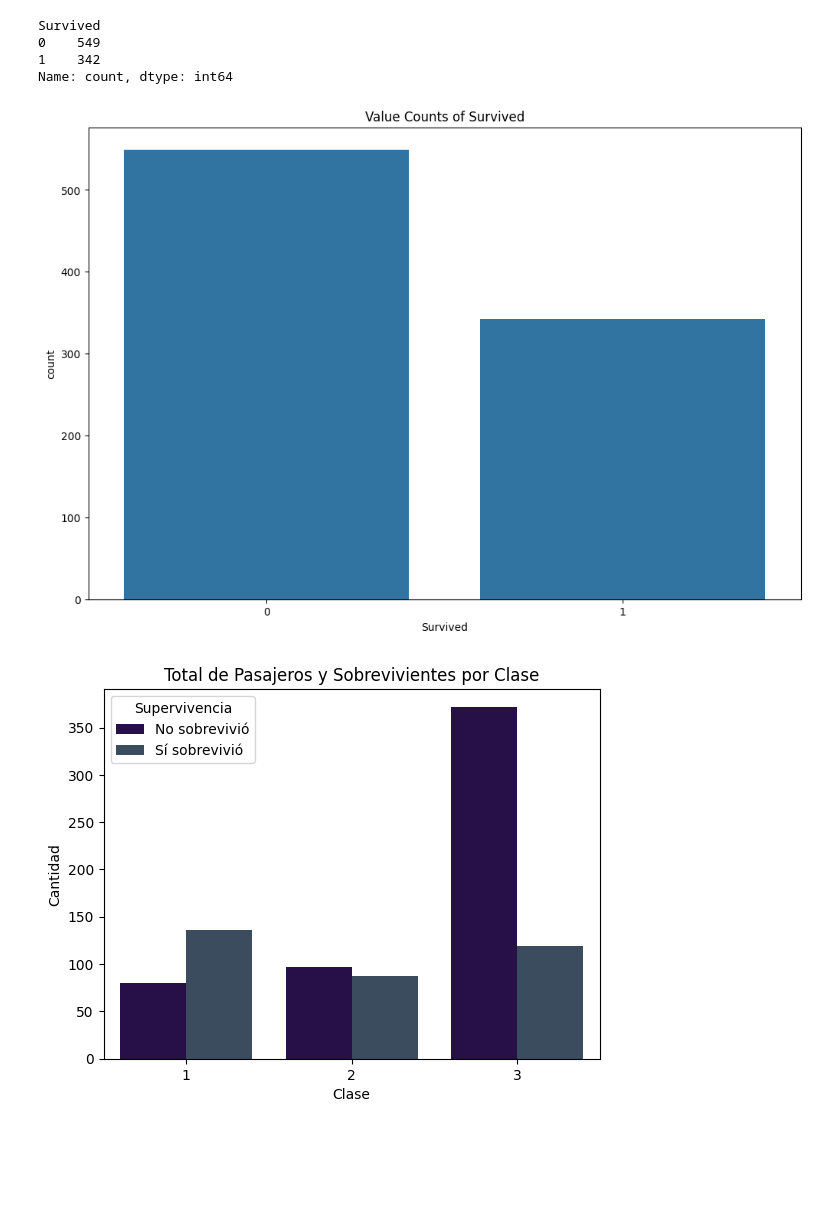
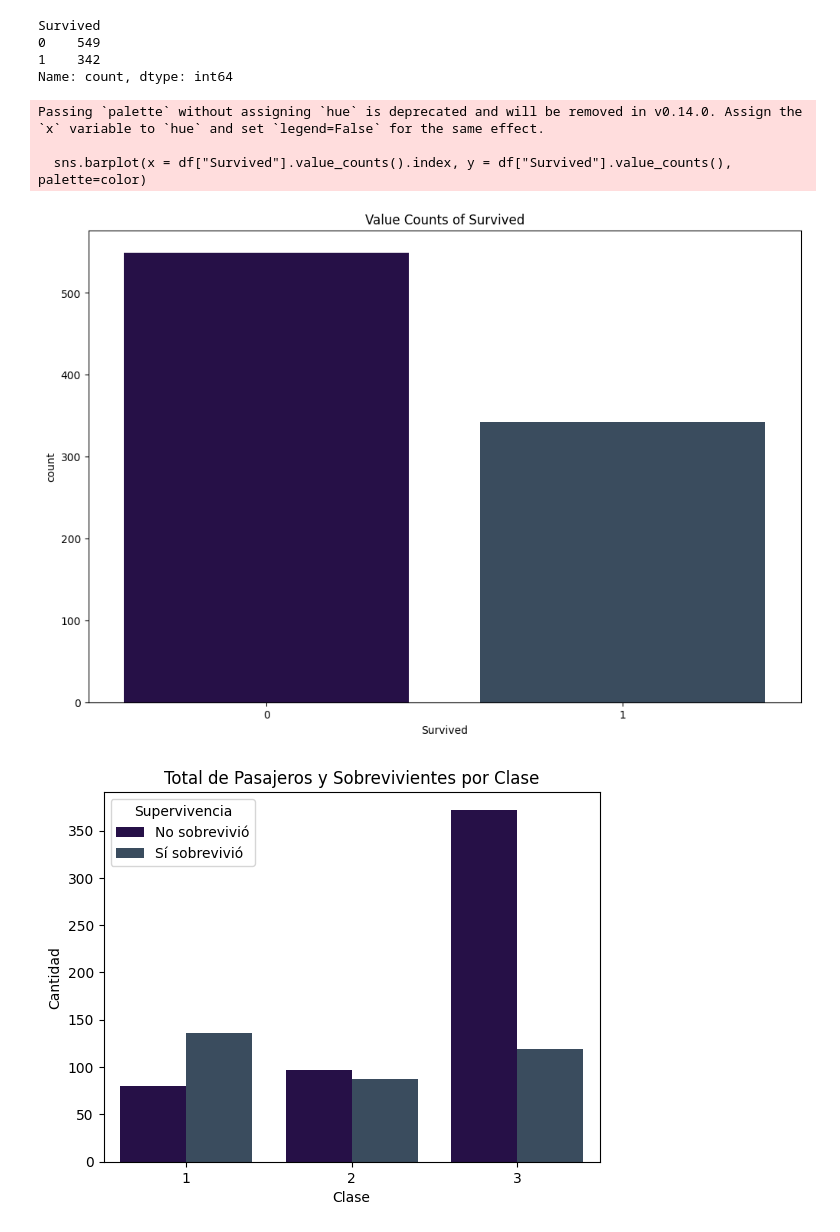
Before and after one commit to oscarlobos1/aprendizaje_supervisado1, a Jupyter notebook: 2_EDA.ipynb, the cells around one changed output. Drawn from its saved outputs; the diff is of its cells as text; code cells hidden in the pictures; blank space fills up the shorter version.

```diff
--- a/2_EDA.ipynb
+++ b/2_EDA.ipynb
@@ -30,13 +30,17 @@ Survived
 Name: count, dtype: int64
 # %%
 plt.figure(figsize=(12, 8))
+color = ['#240750', '#344C64']
 
-sns.barplot(x = df["Survived"].value_counts().index, y = df["Survived"].value_counts())
+sns.barplot(x = df["Survived"].value_counts().index, y = df["Survived"].value_counts(), palette=color)
 plt.title("Value Counts of Survived")
 plt.xlabel("Survived")
 plt.show()
 # %% [output]
+Passing `palette` without assigning `hue` is deprecated and will be removed in v0.14.0. Assign the `x` variable to `hue` and set `legend=False` for the same effect.
+
+  sns.barplot(x = df["Survived"].value_counts().index, y = df["Survived"].value_counts(), palette=color)
-[figure, old version]
+[figure, new version]
 # %%
 color = ['#240750', '#344C64']
 sns.countplot(data=df, x='Pclass', hue='Survived', palette=color)
```
Also changed, not shown: 7 other files.
